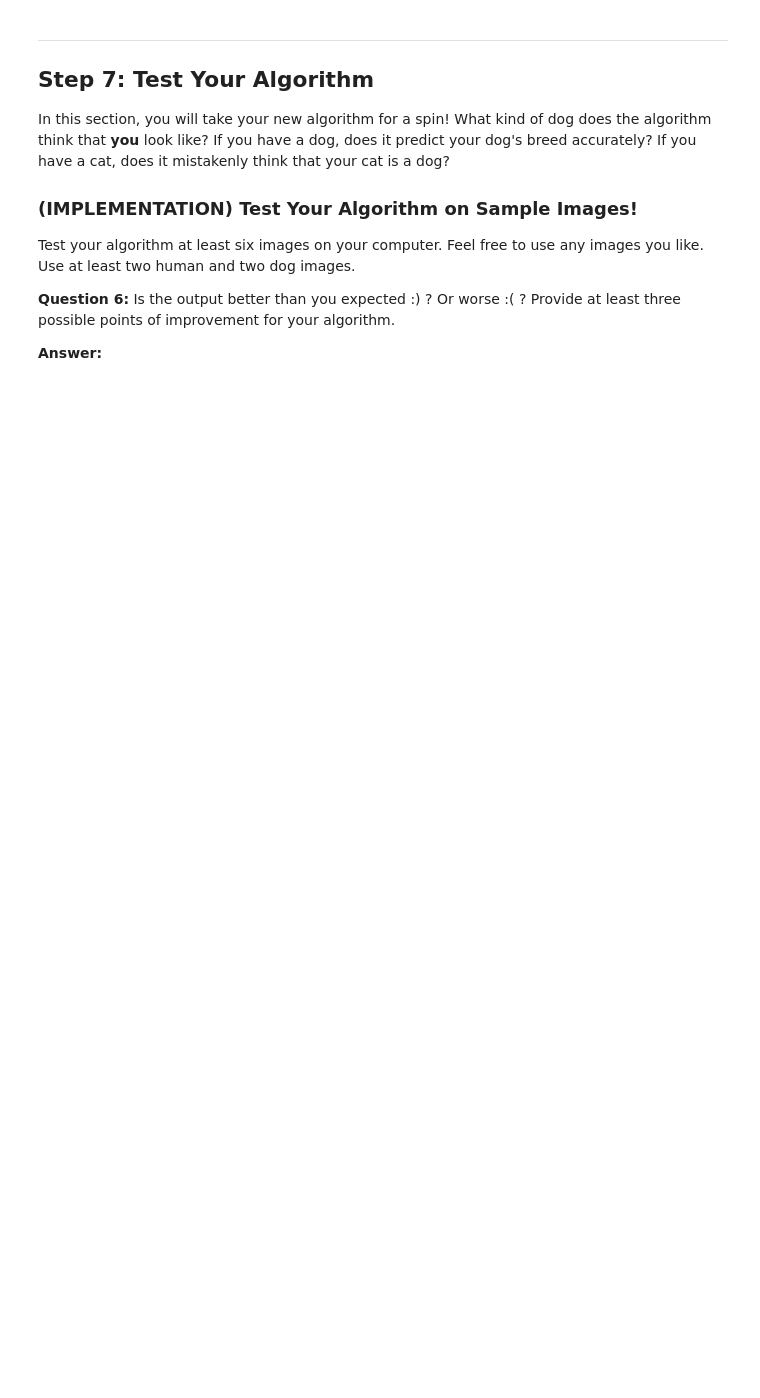
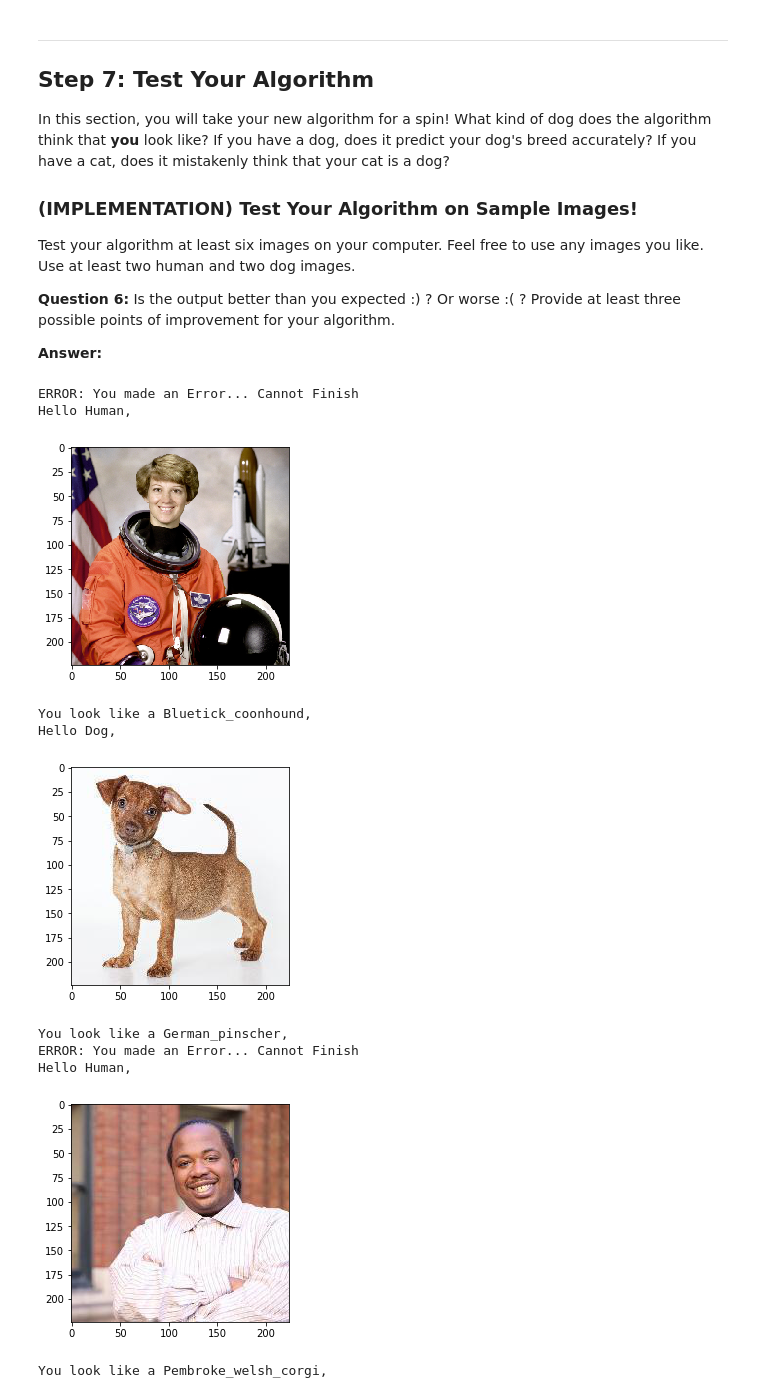
Before and after one commit to JonathanKSullivan/dog_breed_classifier, a Jupyter notebook: dog_app.ipynb, the cells around one changed output. Saved outputs shown, nothing was run; the diff lists cells and outputs as text; code cells hidden in the pictures; blank space fills up the shorter version.

Commit message:
WIP debug breed classifier

```diff
--- a/dog_app.ipynb
+++ b/dog_app.ipynb
@@ -721,8 +745,8 @@ from keras.callbacks import ModelCheckpoint
 epochs = 10
 checkpointer = ModelCheckpoint(filepath='saved_models/weights.best.VGG19.hdf5',
                                verbose=1, save_best_only=True)
-VGG19_model.fit(train_tensors, train_targets,
-          validation_data=(valid_tensors, valid_targets),
+VGG19_model.fit(train_VGG19, train_targets,
+          validation_data=(valid_VGG19, valid_targets),
           epochs=epochs, batch_size=20, callbacks=[checkpointer], verbose=1)
 
 
@@ -897,6 +922,12 @@ Some sample output for our algorithm is provided below, but feel free to design
 
 breed_predictors = [VGG19_predict_breed, Resnet50_predict_breed,
                     InceptionV3_predict_breed, Xception_predict_breed]
+
+from PIL import Image
+
+def resize(folder, fileName, factor):
+    filePath = os.path.join(folder, fileName)
+
 
 def most_likely(breeds):
     dog_count = {}
@@ -931,6 +962,10 @@ def classify_breed(img_file_path):
 
 def run_classifier(img_file_path):
 
+    im = Image.open(img_file_path)
+    newIm = im.resize((224, 224))
+    newIm.save(img_file_path)
+
     species = classify_dog_or_human(img_file_path)
 
     if not species:
@@ -941,6 +976,7 @@ def run_classifier(img_file_path):
 
     print("Hello {},".format(species))
     img = cv2.imread(img_file_path)
+    cv_rgb = cv2.cvtColor(img, cv2.COLOR_BGR2RGB)
     plt.imshow(cv_rgb)
     plt.show()
     print("You look like a {},".format(breed))
@@ -961,8 +997,21 @@ __Answer:__
 # %%
 ## TODO: Execute your algorithm from Step 6 on
 ## at least 6 images on your computer.
 ## Feel free to use as many code cells as needed.
 import os
-test_images = os.listdir('test_images')
+test_images = os.listdir('./dog_test')
 for test_image in test_images:
-    run_classifier(test_image)
+    image_path = "./dog_test/"+test_image
+    run_classifier(image_path)
+# %% [output]
+ERROR: You made an Error... Cannot Finish
+Hello Human,
+[figure, added]
+You look like a Bluetick_coonhound,
+Hello Dog,
+[figure, added]
+You look like a German_pinscher,
+ERROR: You made an Error... Cannot Finish
+Hello Human,
+[figure, added]
+You look like a Pembroke_welsh_corgi,
```
Also changed, not shown: parts of 10 cells of this notebook, 5 other files.
